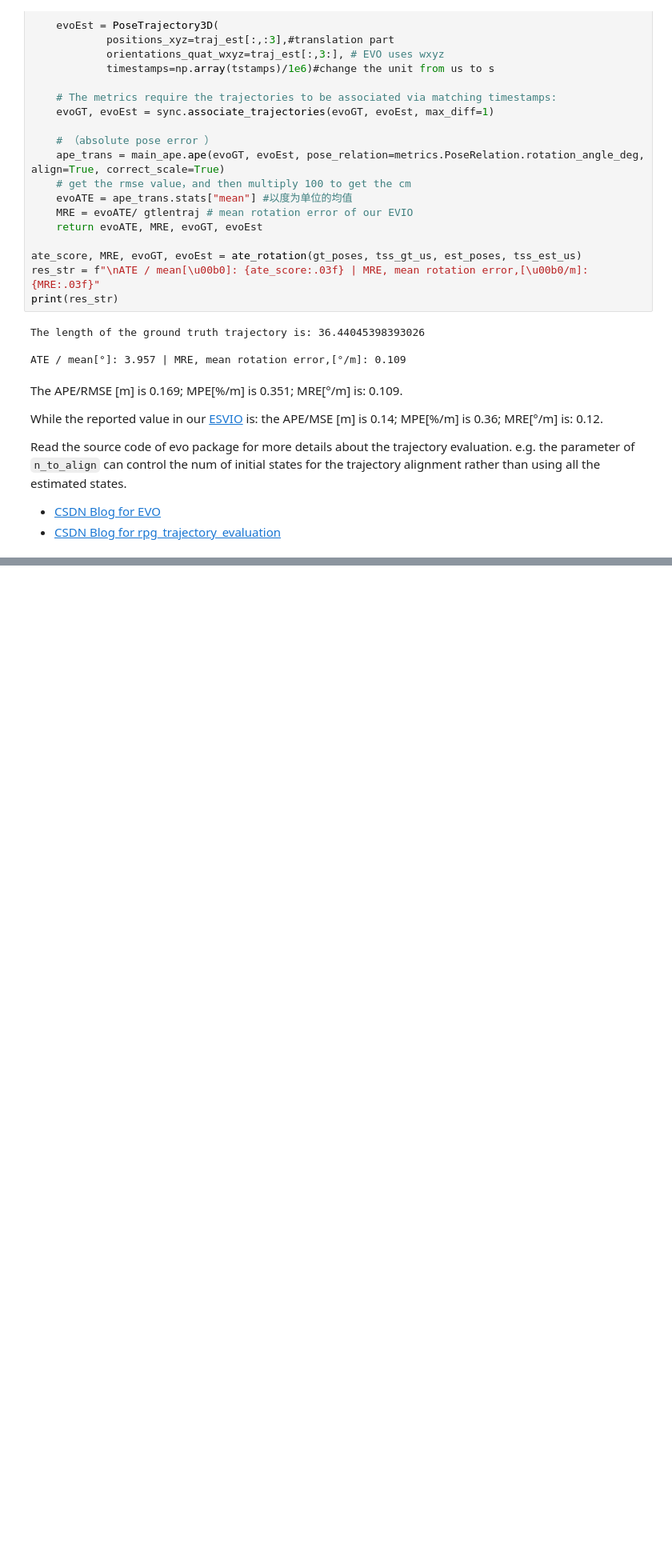
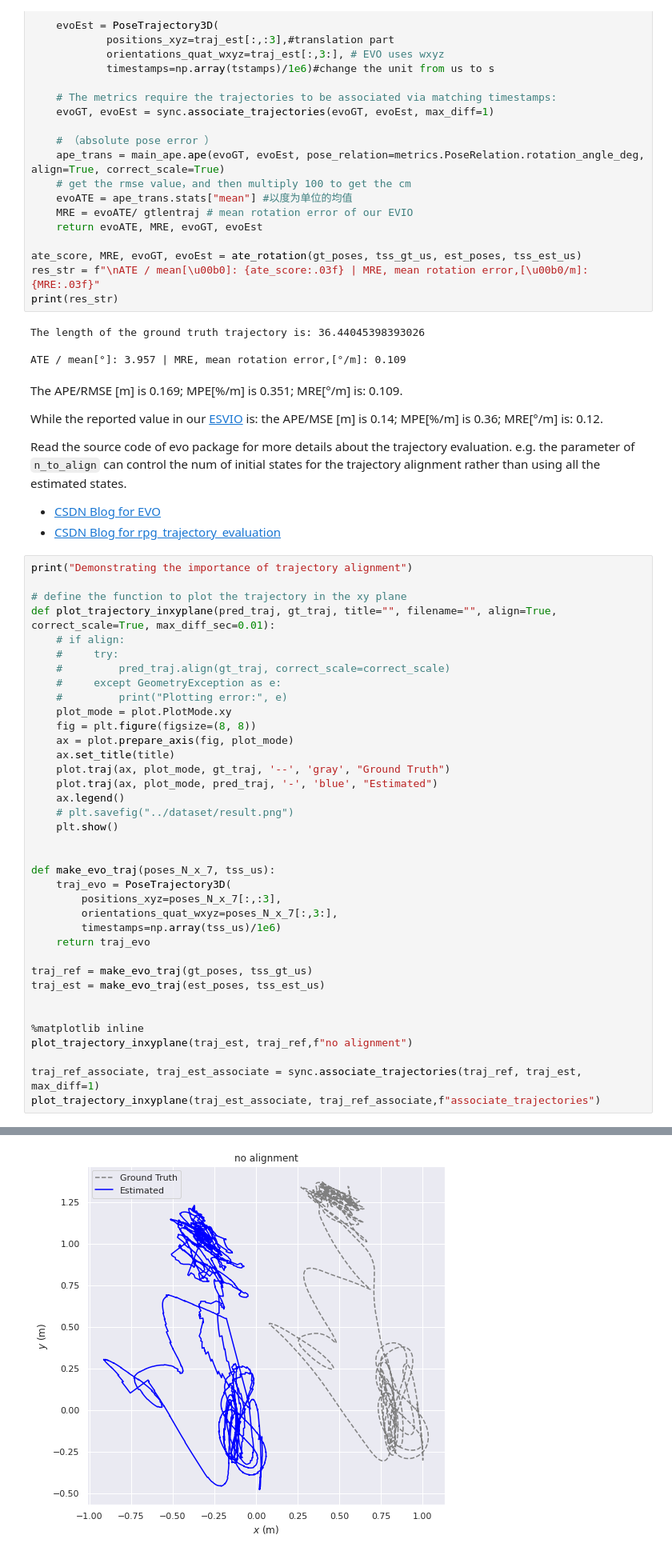
Before and after one commit to KwanWaiPang/Poster_files, a Jupyter notebook: trajectory_evaluation/evo_process.ipynb, the cells around one changed output, grey strips where cells are left out. Shown at 80% size. Cells and saved outputs as stored; diff of their text form; blank space fills up the shorter version.

````diff
--- a/trajectory_evaluation/evo_process.ipynb
+++ b/trajectory_evaluation/evo_process.ipynb
@@ -240,3 +241,41 @@ While the reported value in our [ESVIO](https://arxiv.org/pdf/2212.13184) is: th
 Read the source code of evo package for more details about the trajectory evaluation. e.g. the parameter of ```n_to_align``` can control the num of initial states for the trajectory alignment rather than using all the estimated states.
 * [CSDN Blog for EVO](https://blog.csdn.net/gwplovekimi/article/details/121148812)
 * [CSDN Blog for rpg_trajectory_evaluation](https://blog.csdn.net/gwplovekimi/article/details/121150358)
+# %%
+print("Demonstrating the importance of trajectory alignment")
+
+# define the function to plot the trajectory in the xy plane
+def plot_trajectory_inxyplane(pred_traj, gt_traj, title="", filename="", align=True, correct_scale=True, max_diff_sec=0.01):
+    # if align:
+    #     try:
+    #         pred_traj.align(gt_traj, correct_scale=correct_scale)
+    #     except GeometryException as e:
+    #         print("Plotting error:", e)
+    plot_mode = plot.PlotMode.xy
+    fig = plt.figure(figsize=(8, 8))
+    ax = plot.prepare_axis(fig, plot_mode)
+    ax.set_title(title)
+    plot.traj(ax, plot_mode, gt_traj, '--', 'gray', "Ground Truth")
+    plot.traj(ax, plot_mode, pred_traj, '-', 'blue', "Estimated")
+    ax.legend()
+    # plt.savefig("../dataset/result.png")
+    plt.show()
+
+
+def make_evo_traj(poses_N_x_7, tss_us):
+    traj_evo = PoseTrajectory3D(
+        positions_xyz=poses_N_x_7[:,:3],
+        orientations_quat_wxyz=poses_N_x_7[:,3:],
+        timestamps=np.array(tss_us)/1e6)
+    return traj_evo
+
+traj_ref = make_evo_traj(gt_poses, tss_gt_us)
+traj_est = make_evo_traj(est_poses, tss_est_us)
+
+
+%matplotlib inline
+plot_trajectory_inxyplane(traj_est, traj_ref,f"no alignment")
+
+traj_ref_associate, traj_est_associate = sync.associate_trajectories(traj_ref, traj_est, max_diff=1)
+plot_trajectory_inxyplane(traj_est_associate, traj_ref_associate,f"associate_trajectories")
+# %% [output]
@@ -242,0 +283 @@ Read the source code of evo package for more details about the trajectory evalua
+[figure, added]
````
Also changed, not shown: parts of 3 cells of this notebook.
